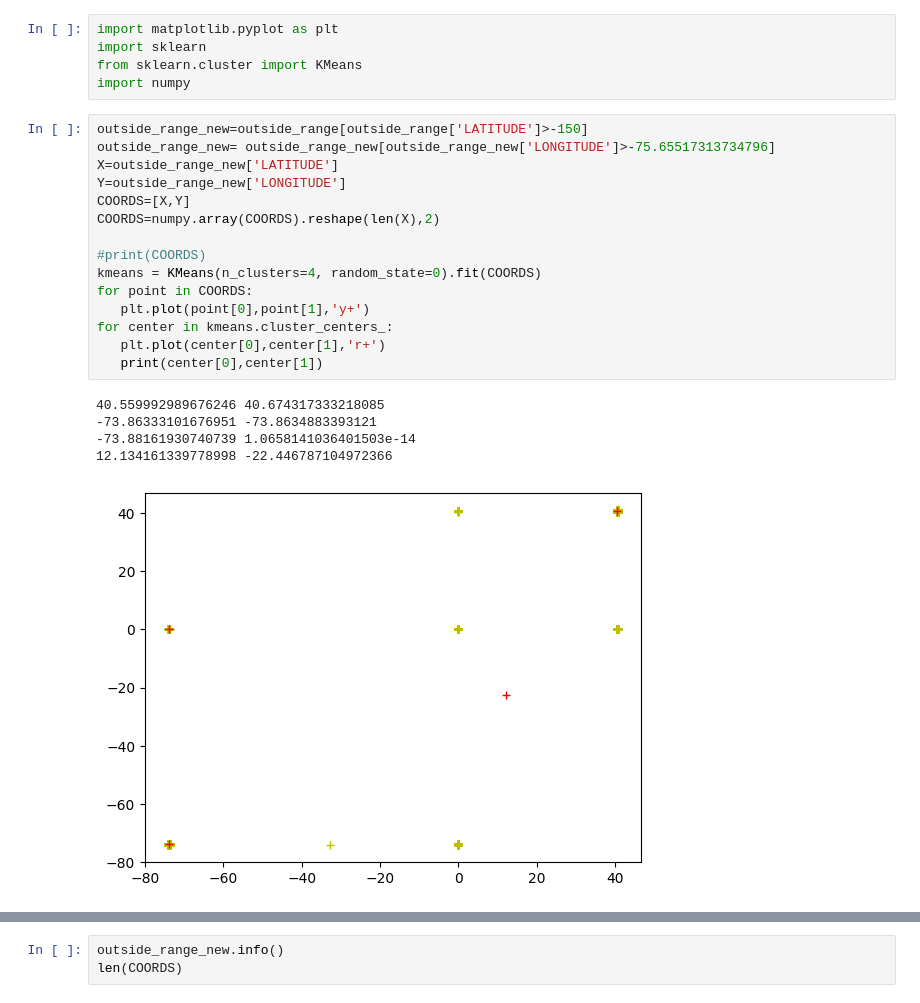
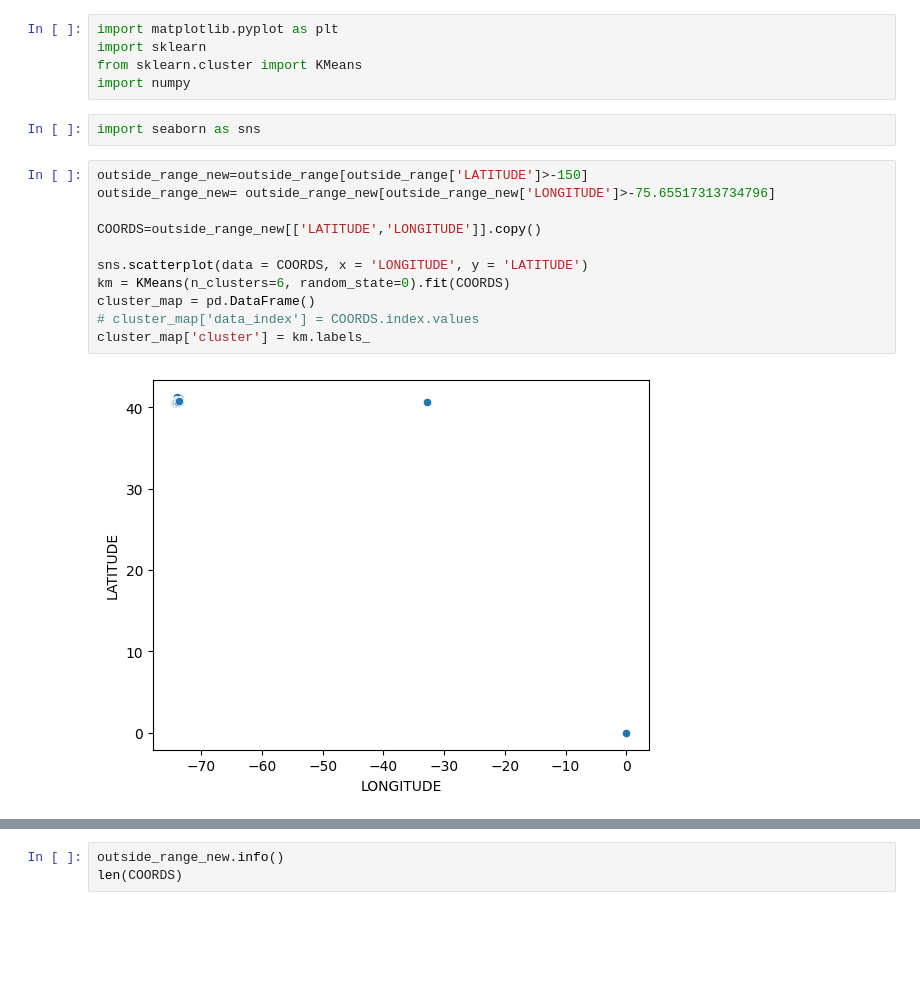
Before and after one commit to dangtrantrung/-Geospatial-Analysis-course, a Jupyter notebook: Exercise_Proximity_Analysis.ipynb, the cells around one changed output, grey strips where cells are left out. Cells and saved outputs as stored; diff of their text form; blank space fills up the shorter version.

```diff
--- a/Exercise_Proximity_Analysis.ipynb
+++ b/Exercise_Proximity_Analysis.ipynb
@@ -385,24 +390,18 @@ import matplotlib.pyplot as plt
 import sklearn
 from sklearn.cluster import KMeans
 import numpy
-# %%
-outside_range_new=outside_range[outside_range['LATITUDE']>-150]
-outside_range_new= outside_range_new[outside_range_new['LONGITUDE']>-75.65517313734796]
-X=outside_range_new['LATITUDE']
-Y=outside_range_new['LONGITUDE']
-COORDS=[X,Y]
-COORDS=numpy.array(COORDS).reshape(len(X),2)
-
-#print(COORDS)
-kmeans = KMeans(n_clusters=4, random_state=0).fit(COORDS)
-for point in COORDS:
-   plt.plot(point[0],point[1],'y+')
-for center in kmeans.cluster_centers_:
-   plt.plot(center[0],center[1],'r+')
-   print(center[0],center[1])
-# %% [output]
-40.559992989676246 40.674317333218085
--73.86333101676951 -73.8634883393121
--73.88161930740739 1.0658141036401503e-14
-12.134161339778998 -22.446787104972366
-[figure, removed]
+# %%
+import seaborn as sns
+# %%
+outside_range_new=outside_range[outside_range['LATITUDE']>-150]
+outside_range_new= outside_range_new[outside_range_new['LONGITUDE']>-75.65517313734796]
+
+COORDS=outside_range_new[['LATITUDE','LONGITUDE']].copy()
+
+sns.scatterplot(data = COORDS, x = 'LONGITUDE', y = 'LATITUDE')
+km = KMeans(n_clusters=6, random_state=0).fit(COORDS)
+cluster_map = pd.DataFrame()
+# cluster_map['data_index'] = COORDS.index.values
+cluster_map['cluster'] = km.labels_
+# %% [output]
+[figure, added]
```
Also changed, not shown: parts of 10 cells of this notebook.
